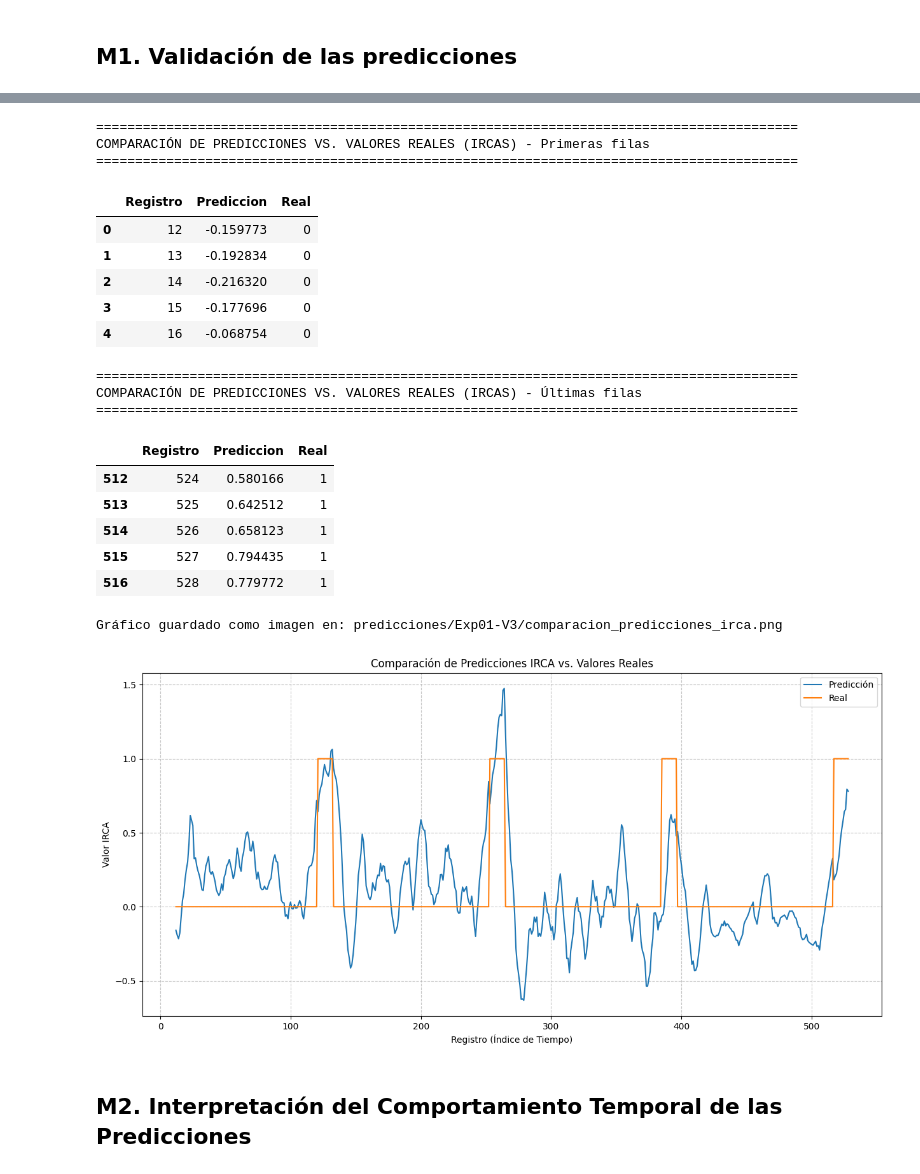
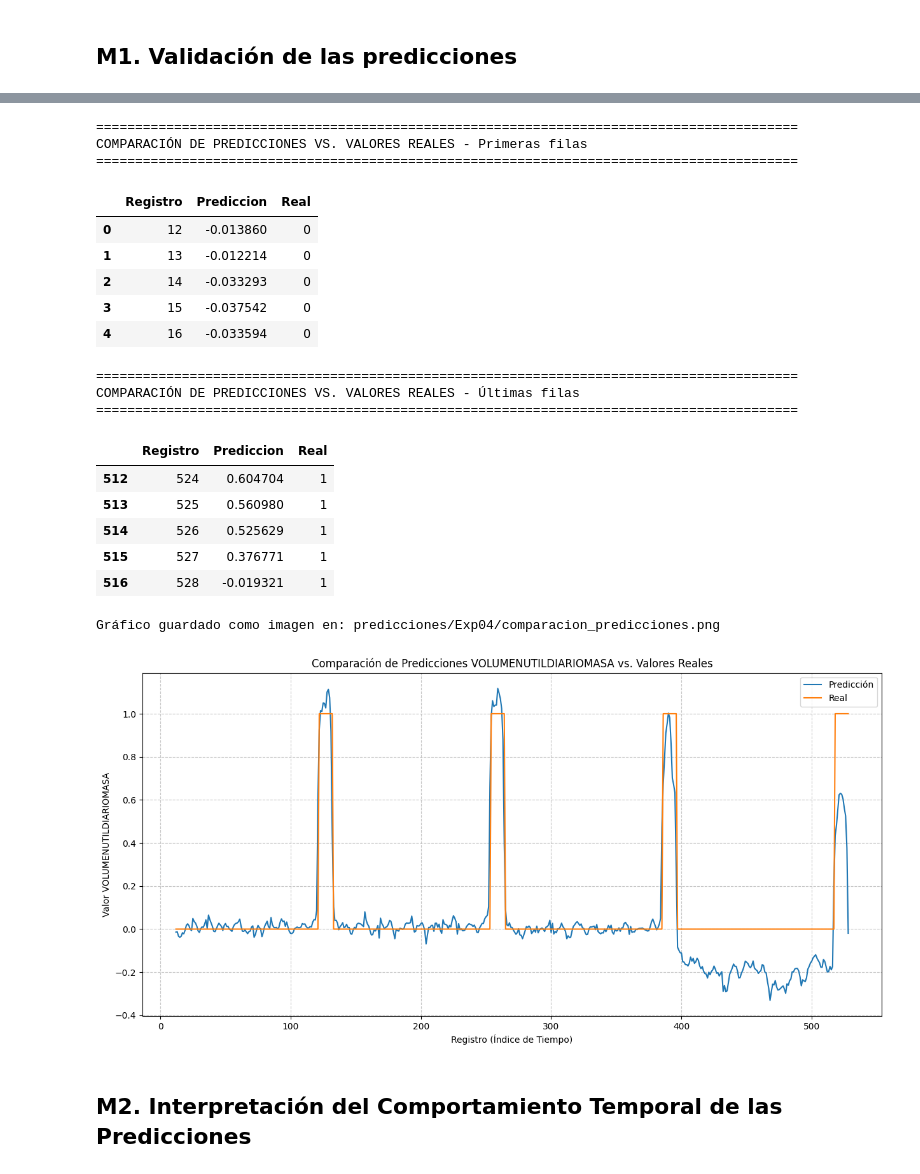
Before and after one commit to josedanielbg/FRAMEWORK_V7, a Jupyter notebook: NOTEBOOKS/C16_INTERPRETACION_RESULTADOS/FW7_C16_Interpretacion_Resultados.ipynb, the cells around one changed output, grey strips where cells are left out. Drawn from its saved outputs; the diff is of its cells as text; code cells hidden in the pictures.

```diff
--- a/NOTEBOOKS/C16_INTERPRETACION_RESULTADOS/FW7_C16_Interpretacion_Resultados.ipynb
+++ b/NOTEBOOKS/C16_INTERPRETACION_RESULTADOS/FW7_C16_Interpretacion_Resultados.ipynb
@@ -10,7 +10,7 @@ import seaborn as sns
 import requests
 
 # --- Configuración y Rutas (Ajustar según sea necesario en el nuevo notebook) ---
-EXPERIMENTO = "Exp01-V3" # Asegúrate de que coincida con el experimento original
+EXPERIMENTO = "Exp04" # Asegúrate de que coincida con el experimento original
 
 # Base URL para datasets y metadata (asumiendo que las rutas son las mismas)
 BASE_URL = (
@@ -128,65 +127,63 @@ Dataset original y predicciones cargadas.
 # %%
-# Obtener los valores reales de 'irca' que corresponden a las predicciones
-# El 'Registro' en `resultados` va de VENTANA a (VENTANA + len(predicciones) - 1),
-# que corresponde a los índices (VENTANA - 1) a (VENTANA - 1 + len(resultados) - 1) de dataset_prediccion.
-valores_reales_irca = dataset_prediccion[VARIABLE_OBJETIVO].iloc[VENTANA - 1 : VENTANA - 1 + len(resultados)].reset_index(drop=True)
+
+valores_reales = dataset_prediccion[VARIABLE_OBJETIVO].iloc[VENTANA - 1 : VENTANA - 1 + len(resultados)].reset_index(drop=True)
 
 # Crear un DataFrame para la visualización
 df_comparacion = pd.DataFrame({
     'Registro': resultados['Registro'],
     'Prediccion': resultados['Prediccion'],
-    'Real': valores_reales_irca
+    'Real': valores_reales
 })
 
 print("\n"+"="*90)
-print("COMPARACIÓN DE PREDICCIONES VS. VALORES REALES (IRCAS) - Primeras filas")
+print("COMPARACIÓN DE PREDICCIONES VS. VALORES REALES - Primeras filas")
 print("="*90+"\n")
 display(df_comparacion.head())
 
 print("\n"+"="*90)
-print("COMPARACIÓN DE PREDICCIONES VS. VALORES REALES (IRCAS) - Últimas filas")
+print("COMPARACIÓN DE PREDICCIONES VS. VALORES REALES - Últimas filas")
 print("="*90+"\n")
 display(df_comparacion.tail())
 # %% [output]
 ==========================================================================================
-COMPARACIÓN DE PREDICCIONES VS. VALORES REALES (IRCAS) - Primeras filas
+COMPARACIÓN DE PREDICCIONES VS. VALORES REALES - Primeras filas
 ==========================================================================================
 |  | Registro | Prediccion | Real |
-| 0 | 12 | -0.159773 | 0 |
-| 1 | 13 | -0.192834 | 0 |
-| 2 | 14 | -0.216320 | 0 |
-| 3 | 15 | -0.177696 | 0 |
-| 4 | 16 | -0.068754 | 0 |
+| 0 | 12 | -0.013860 | 0 |
+| 1 | 13 | -0.012214 | 0 |
+| 2 | 14 | -0.033293 | 0 |
+| 3 | 15 | -0.037542 | 0 |
+| 4 | 16 | -0.033594 | 0 |
 ==========================================================================================
-COMPARACIÓN DE PREDICCIONES VS. VALORES REALES (IRCAS) - Últimas filas
+COMPARACIÓN DE PREDICCIONES VS. VALORES REALES - Últimas filas
 ==========================================================================================
 |  | Registro | Prediccion | Real |
-| 512 | 524 | 0.580166 | 1 |
-| 513 | 525 | 0.642512 | 1 |
-| 514 | 526 | 0.658123 | 1 |
-| 515 | 527 | 0.794435 | 1 |
-| 516 | 528 | 0.779772 | 1 |
+| 512 | 524 | 0.604704 | 1 |
+| 513 | 525 | 0.560980 | 1 |
+| 514 | 526 | 0.525629 | 1 |
+| 515 | 527 | 0.376771 | 1 |
+| 516 | 528 | -0.019321 | 1 |
 # %%
 # Graficar Predicciones vs. Valores Reales
 plt.figure(figsize=(15, 7))
 sns.lineplot(x='Registro', y='Prediccion', data=df_comparacion, label='Predicción')
 sns.lineplot(x='Registro', y='Real', data=df_comparacion, label='Real')
 plt.title(f'Comparación de Predicciones {VARIABLE_OBJETIVO.upper()} vs. Valores Reales')
 plt.xlabel('Registro (Índice de Tiempo)')
 plt.ylabel(f'Valor {VARIABLE_OBJETIVO.upper()}')
 plt.legend()
 plt.grid(True, linestyle='--', alpha=0.7)
 
 # Ruta para guardar la imagen
-output_image_path = f'{CARPETA_PREDICCIONES}/comparacion_predicciones_irca.png'
+output_image_path = f'{CARPETA_PREDICCIONES}/comparacion_predicciones.png'
 
 # Guardar la figura antes de mostrarla
 plt.savefig(output_image_path, dpi=300, bbox_inches='tight')
 print(f"Gráfico guardado como imagen en: {output_image_path}")
 
 plt.show()
 # %% [output]
-Gráfico guardado como imagen en: predicciones/Exp01-V3/comparacion_predicciones_irca.png
+Gráfico guardado como imagen en: predicciones/Exp04/comparacion_predicciones.png
-[figure, old version]
+[figure, new version]
 # %% [markdown]
 ## **M2. Interpretación del Comportamiento Temporal de las Predicciones**
```
Also changed, not shown: parts of 21 cells of this notebook.
